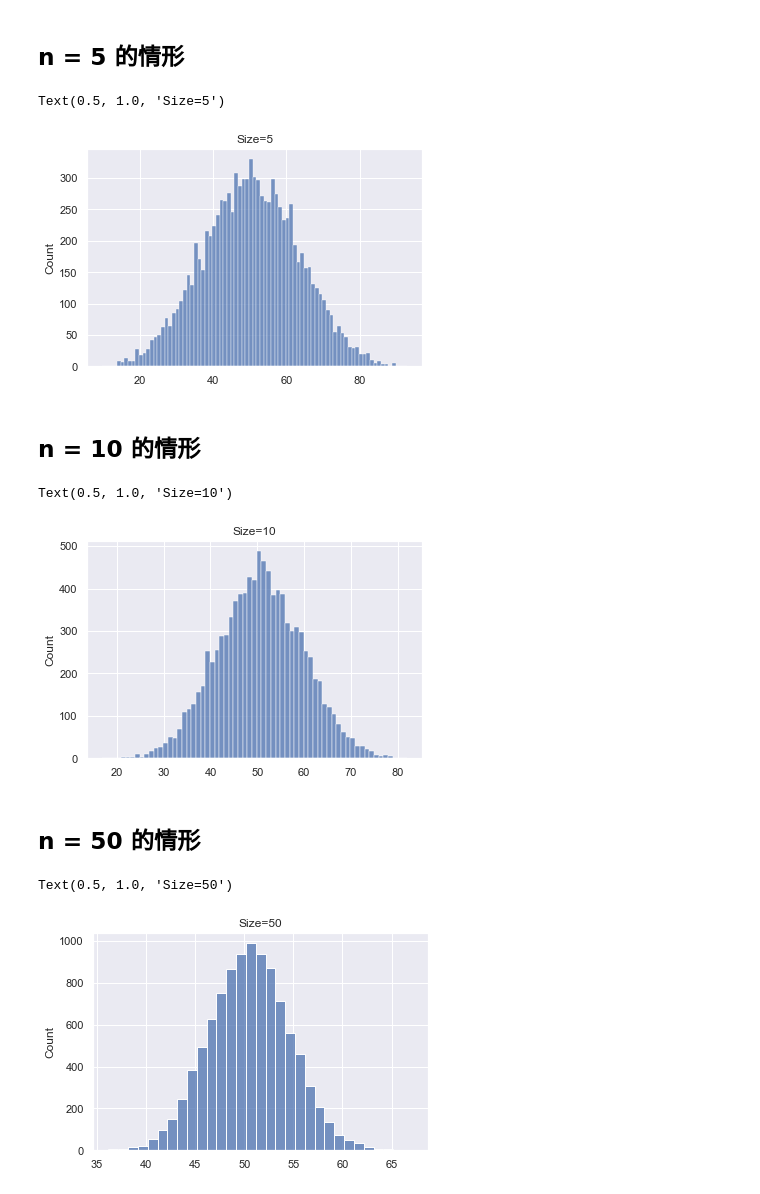
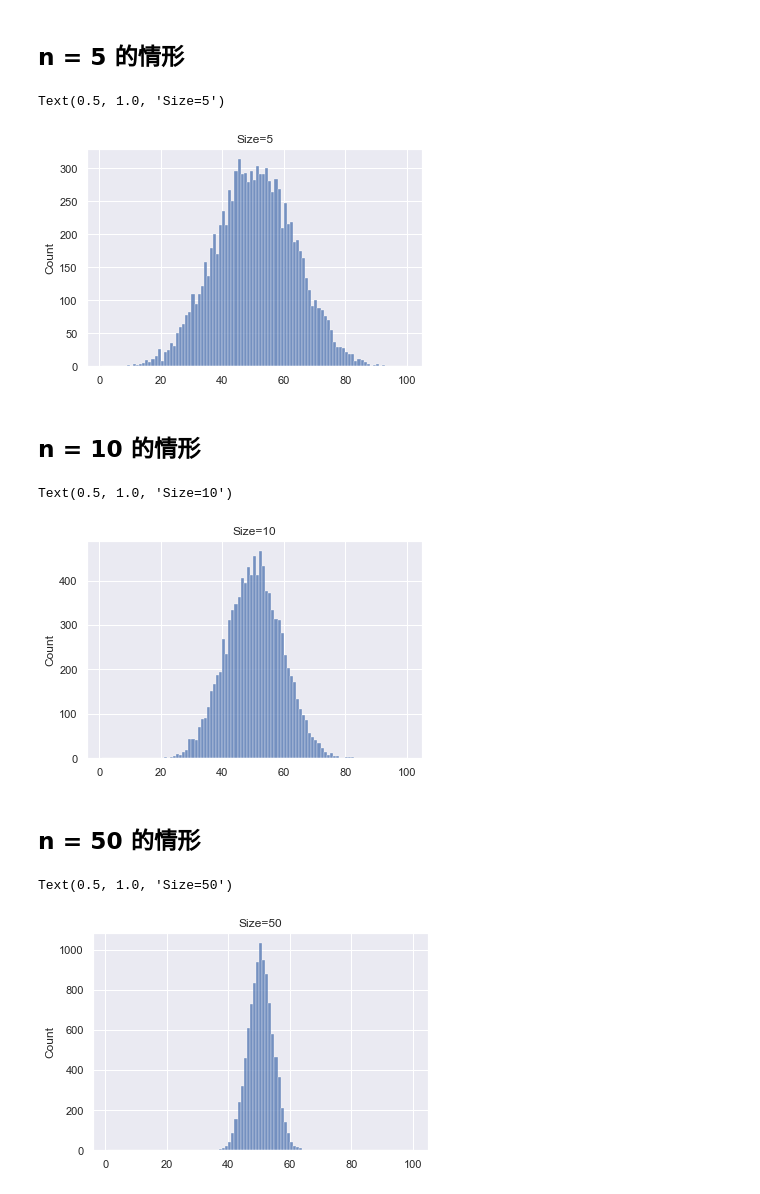
Before and after one commit to en-feng/survey_and_stats, a Jupyter notebook: sampling.ipynb, the cells around one changed output. Saved outputs shown, nothing was run; the diff lists cells and outputs as text; code cells hidden in the pictures.

```diff
--- a/sampling.ipynb
+++ b/sampling.ipynb
@@ -64,11 +64,11 @@ sample_mean =[]
 for i in range(1, 10000):
     s = np.random.choice(data, size=5).mean()
     sample_mean.append(s)
-sns.histplot(sample_mean, binwidth=1)
+sns.histplot(sample_mean, bins=data)
 plt.title("Size=5")
 # %% [output]
 Text(0.5, 1.0, 'Size=5')
-[figure, old version]
+[figure, new version]
 # %% [markdown]
 ## n = 10 的情形
 # %%
@@ -78,22 +78,22 @@ sample_mean =[]
 for i in range(1, 10000):
     s = np.random.choice(data, size=10).mean()
     sample_mean.append(s)
-sns.histplot(sample_mean, binwidth=1)
+sns.histplot(sample_mean, bins=data)
 plt.title("Size=10")
 # %% [output]
 Text(0.5, 1.0, 'Size=10')
-[figure, old version]
+[figure, new version]
 # %% [markdown]
 ## n = 50 的情形
 # %%
 # 重复抽取10000次
 
 sample_mean =[]
 for i in range(1, 10000):
     s = np.random.choice(data, size=50).mean()
     sample_mean.append(s)
-sns.histplot(sample_mean, binwidth=1)
+sns.histplot(sample_mean, bins=data)
 plt.title("Size=50")
 # %% [output]
 Text(0.5, 1.0, 'Size=50')
-[figure, old version]
+[figure, new version]
```
Also changed, not shown: parts of 2 cells of this notebook.
